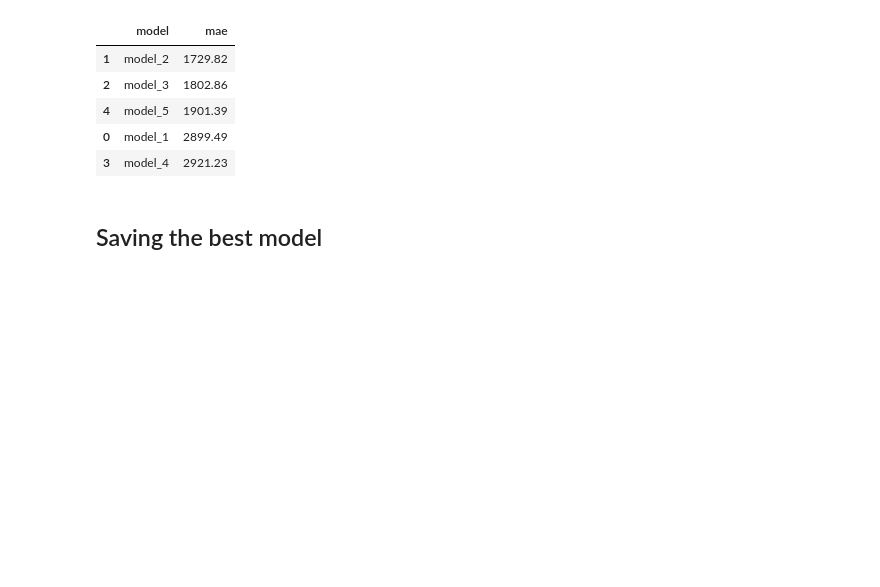
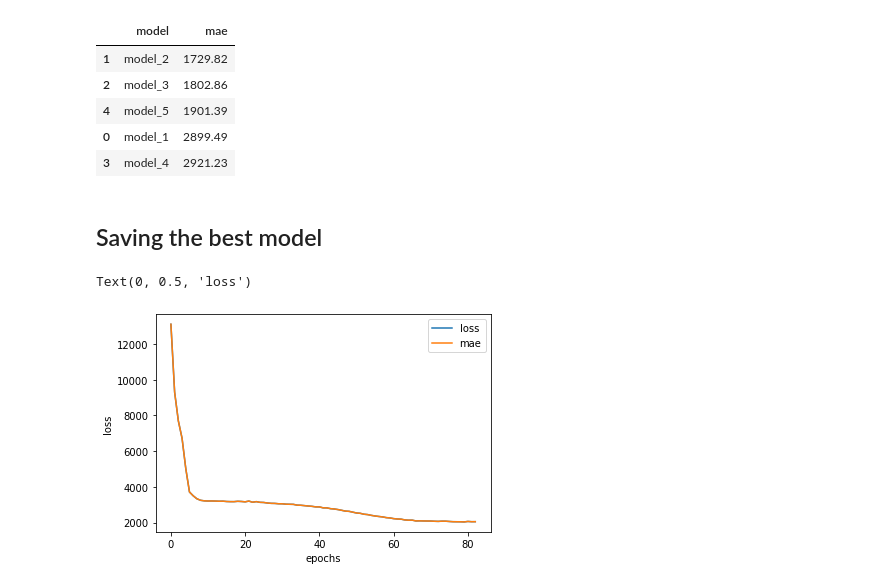
Before and after one commit to PabloJRW/medical-insurance-neural-network-model, a Jupyter notebook: Insurance_Forecast.ipynb, the cells around one changed output. Cells and saved outputs as stored; diff of their text form; code cells hidden in the pictures; blank space fills up the shorter version.

```diff
--- a/Insurance_Forecast.ipynb
+++ b/Insurance_Forecast.ipynb
@@ -340,3 +340,10 @@ insurance_model = insurance_model_2
 
 # Saving the model
 insurance_model.save("insurance_model.h5")
+# %%
+pd.DataFrame(history_2.history).plot()
+plt.xlabel("epochs")
+plt.ylabel("loss")
+# %% [output]
+Text(0, 0.5, 'loss')
+[figure, added]
```
